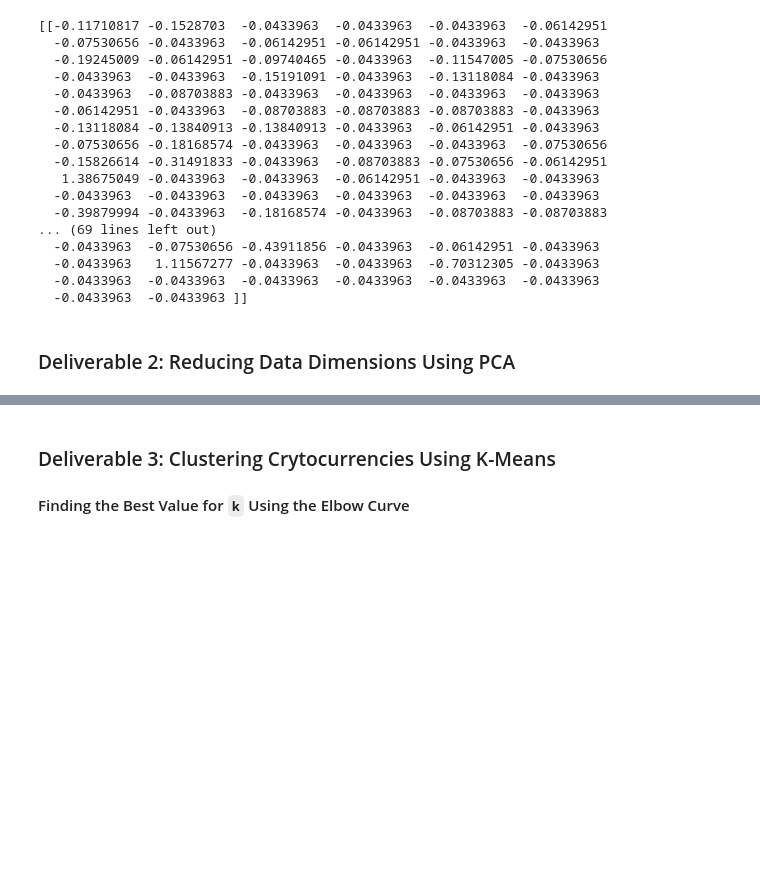
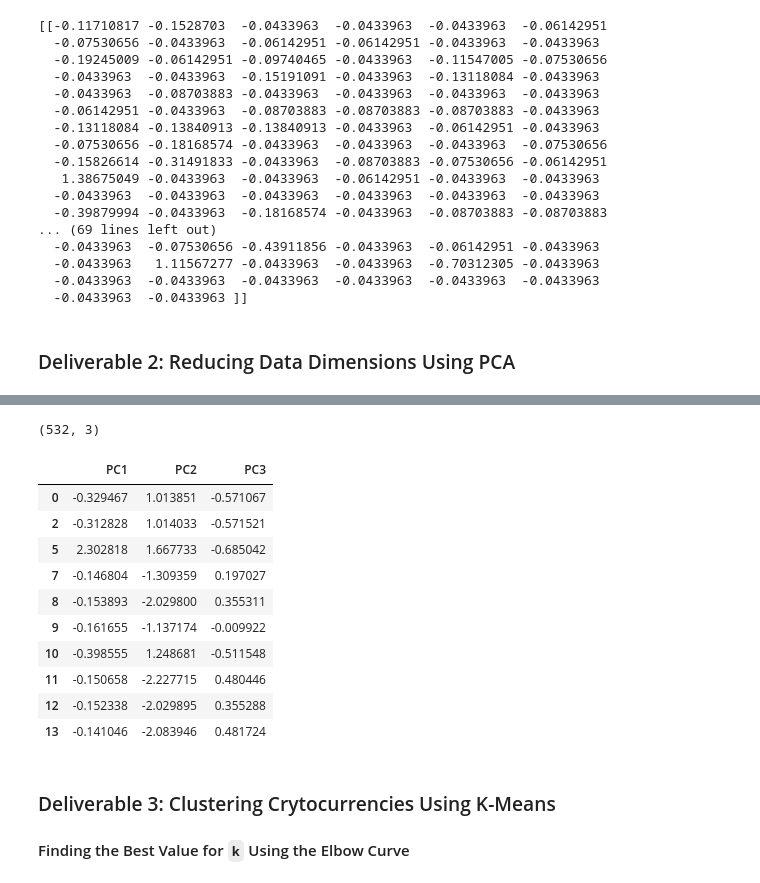
Before and after one commit to benniehana111/Cryptocurrencies, a Jupyter notebook: crypto_clustering.ipynb, the cells around one changed output, grey strips where cells are left out. Drawn from its saved outputs; the diff is of its cells as text; code cells hidden in the pictures; blank space fills up the shorter version.

```diff
--- a/crypto_clustering.ipynb
+++ b/crypto_clustering.ipynb
@@ -194,4 +194,6 @@ print(X_scaled[0:5])
 ### Deliverable 2: Reducing Data Dimensions Using PCA
 # %%
 # Using PCA to reduce dimension to three principal components.
-# YOUR CODE HERE
+pca = PCA(n_components=3)
+X_scaled_pca = pca.fit_transform(X_scaled)
+X_scaled_pca
@@ -198,6 +208,21 @@ print(X_scaled[0:5])
 # %%
 # Create a DataFrame with the three principal components.
-# YOUR CODE HERE
+pcs_df  = pd.DataFrame(data = X_scaled_pca, columns = ["PC1","PC2","PC3"], index = X.index)
+print(pcs_df.shape)
+pcs_df.head(10)
+# %% [output]
+(532, 3)
+|  | PC1 | PC2 | PC3 |
+| 0 | -0.329467 | 1.013851 | -0.571067 |
+| 2 | -0.312828 | 1.014033 | -0.571521 |
+| 5 | 2.302818 | 1.667733 | -0.685042 |
+| 7 | -0.146804 | -1.309359 | 0.197027 |
+| 8 | -0.153893 | -2.029800 | 0.355311 |
+| 9 | -0.161655 | -1.137174 | -0.009922 |
+| 10 | -0.398555 | 1.248681 | -0.511548 |
+| 11 | -0.150658 | -2.227715 | 0.480446 |
+| 12 | -0.152338 | -2.029895 | 0.355288 |
+| 13 | -0.141046 | -2.083946 | 0.481724 |
 # %% [markdown]
 ### Deliverable 3: Clustering Crytocurrencies Using K-Means
 
```
Also changed, not shown: parts of 3 cells of this notebook.
